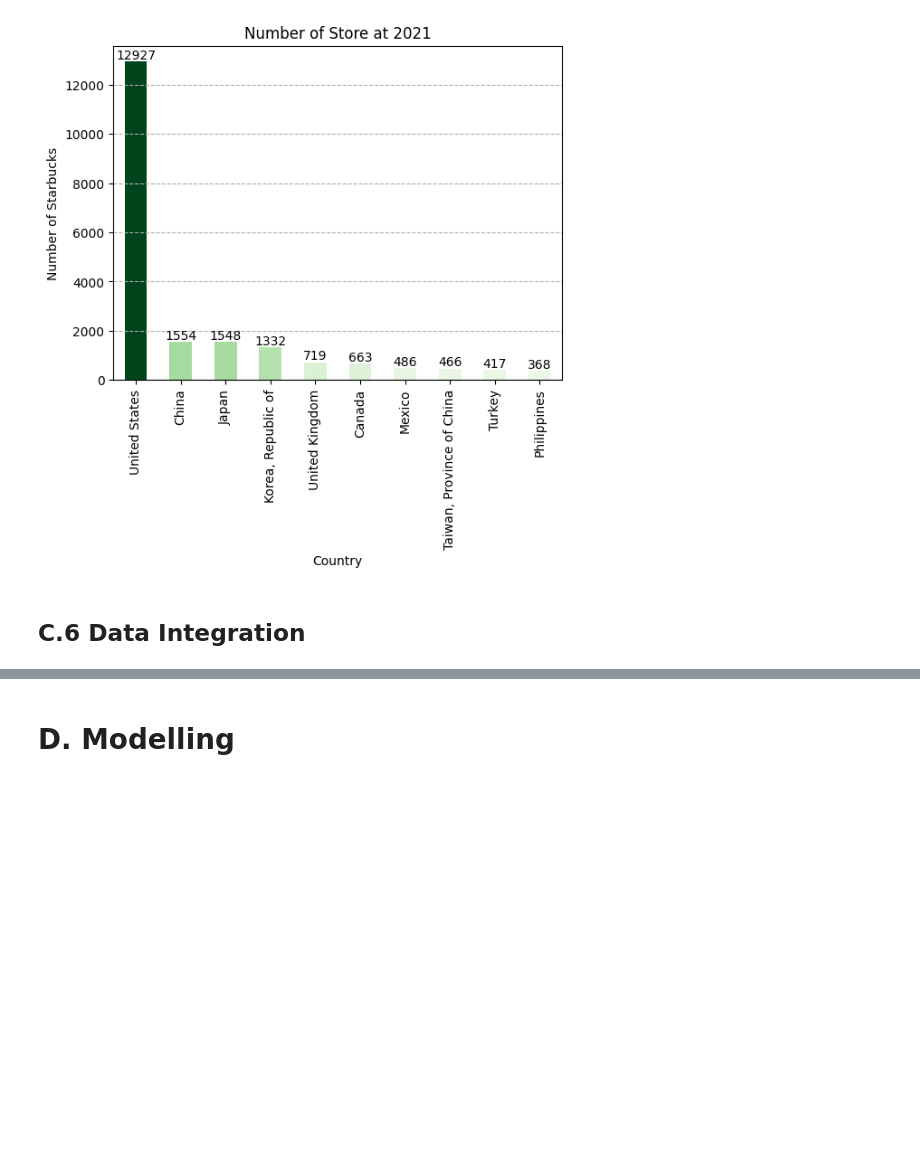
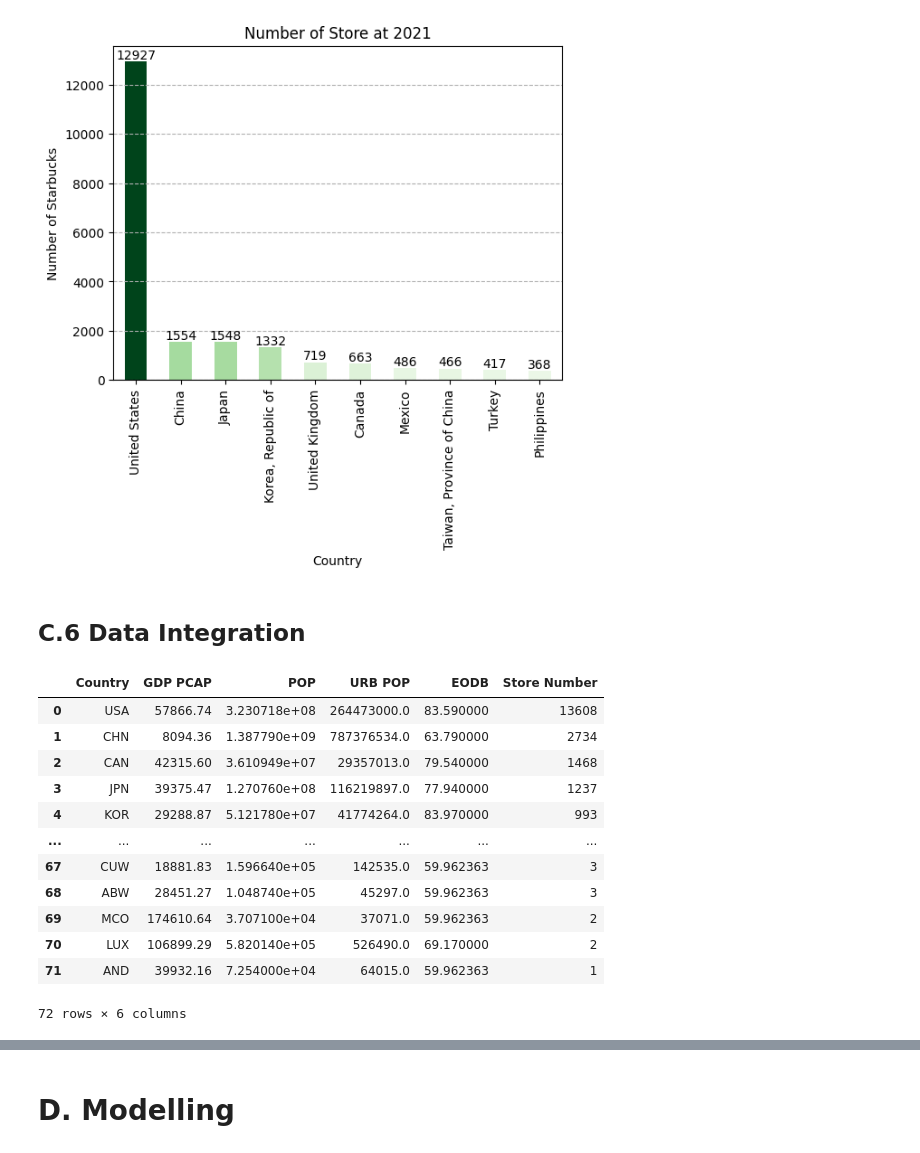
Before and after one commit to HalisManaz/Data-Analysis-and-Machine-Learning-Portfolio-Project-Starbucks-Worldwide-Locations, a Jupyter notebook: starbucks_worldwide_locations_notebook.ipynb, the cells around one changed output, grey strips where cells are left out. Cells and saved outputs as stored; diff of their text form; code cells hidden in the pictures; blank space fills up the shorter version.

```diff
--- a/starbucks_worldwide_locations_notebook.ipynb
+++ b/starbucks_worldwide_locations_notebook.ipynb
@@ -535,0 +546,16 @@ plt.show()
+# %%
+number_of_starbucks
+# %% [output]
+|  | Country | GDP PCAP | POP | URB POP | EODB | Store Number |
+| 0 | USA | 57866.74 | 3.230718e+08 | 264473000.0 | 83.590000 | 13608 |
+| 1 | CHN | 8094.36 | 1.387790e+09 | 787376534.0 | 63.790000 | 2734 |
+| 2 | CAN | 42315.60 | 3.610949e+07 | 29357013.0 | 79.540000 | 1468 |
+| 3 | JPN | 39375.47 | 1.270760e+08 | 116219897.0 | 77.940000 | 1237 |
+| 4 | KOR | 29288.87 | 5.121780e+07 | 41774264.0 | 83.970000 | 993 |
+| ... | ... | ... | ... | ... | ... | ... |
+| 67 | CUW | 18881.83 | 1.596640e+05 | 142535.0 | 59.962363 | 3 |
+| 68 | ABW | 28451.27 | 1.048740e+05 | 45297.0 | 59.962363 | 3 |
+| 69 | MCO | 174610.64 | 3.707100e+04 | 37071.0 | 59.962363 | 2 |
+| 70 | LUX | 106899.29 | 5.820140e+05 | 526490.0 | 69.170000 | 2 |
+| 71 | AND | 39932.16 | 7.254000e+04 | 64015.0 | 59.962363 | 1 |
+72 rows × 6 columns
```
Also changed, not shown: parts of 12 cells of this notebook.
